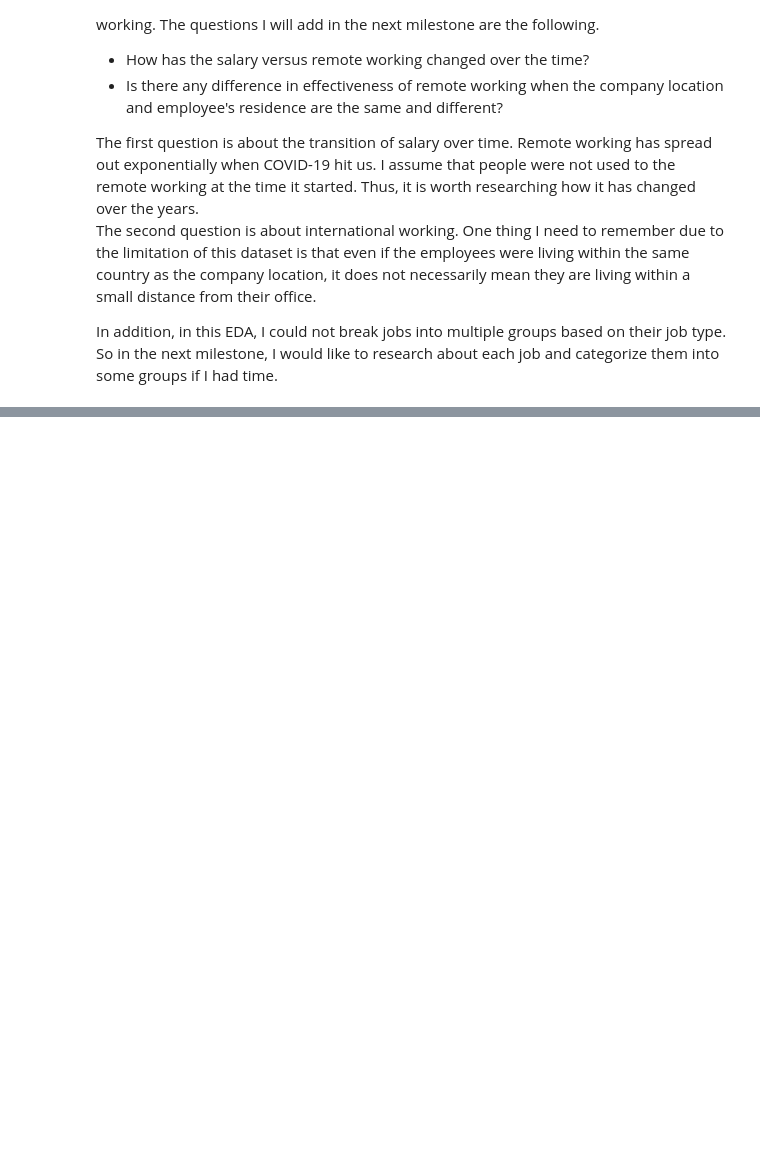
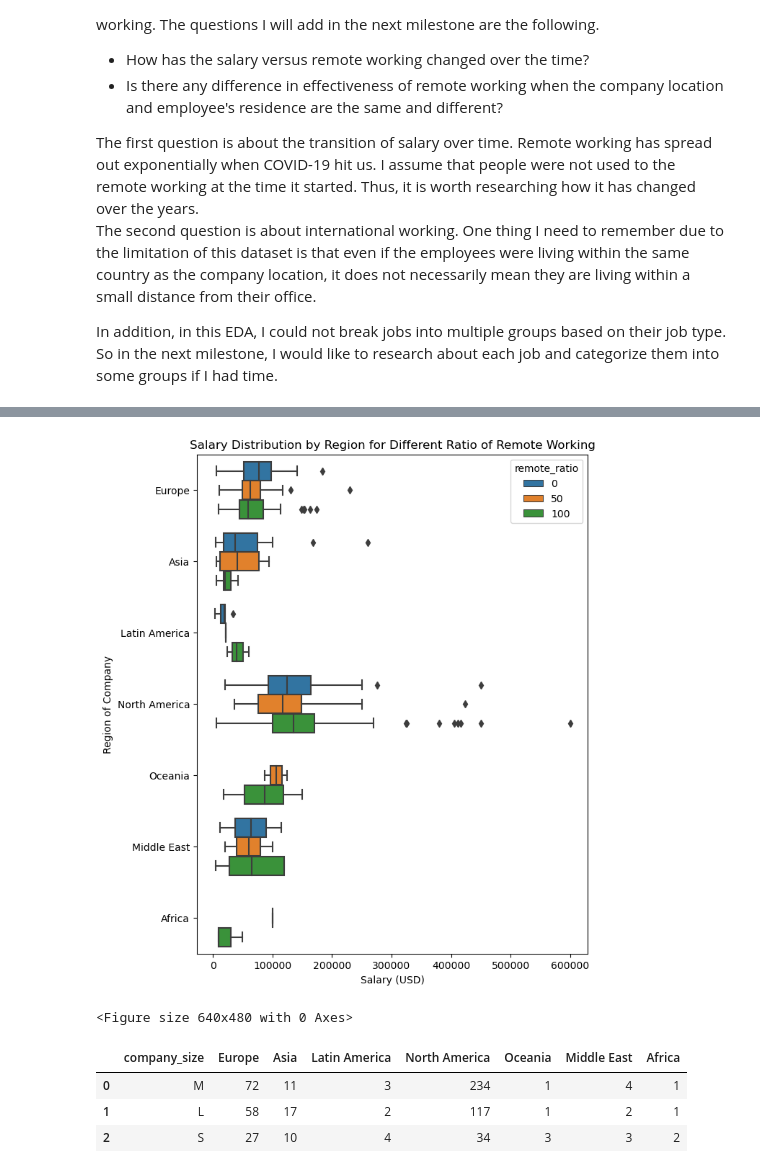
Before and after one commit to ubco-W2022T2-data301/project-group-group07, a Jupyter notebook: analysis/analysis3.ipynb, the cells around one changed output, grey strips where cells are left out. Drawn from its saved outputs; the diff is of its cells as text; code cells hidden in the pictures; blank space fills up the shorter version.

```diff
--- a/analysis/analysis3.ipynb
+++ b/analysis/analysis3.ipynb
@@ -179,0 +410,9 @@ In addition, in this EDA, I could not break jobs into multiple groups based on t
+# %%
+# test boxplot() 4
+boxplot(data = df, x="salary", y= "company_region", hue = 'remote_ratio',
+        title = 'Salary Distribution by Region for Different Ratio of Remote Working',
+        xlabel = 'Salary (USD)', ylabel = 'Region of Company', figsize=(7,9))
+plt.show()
+# %% [output]
+[figure, added]
+<Figure size 640x480 with 0 Axes>
@@ -179,0 +461,8 @@ In addition, in this EDA, I could not break jobs into multiple groups based on t
+# %%
+# test count_category_groupby() 1
+count_category_groupby(df, 'company_region', 'company_size')
+# %% [output]
+|  | company_size | Europe | Asia | Latin America | North America | Oceania | Middle East | Africa |
+| 0 | M | 72 | 11 | 3 | 234 | 1 | 4 | 1 |
+| 1 | L | 58 | 17 | 2 | 117 | 1 | 2 | 1 |
+| 2 | S | 27 | 10 | 4 | 34 | 3 | 3 | 2 |
```
Also changed, not shown: parts of 19 cells of this notebook, 1 other file.
